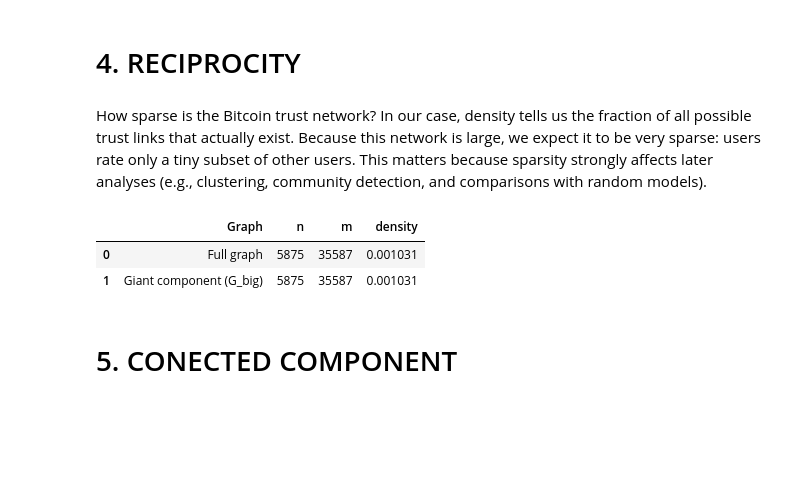
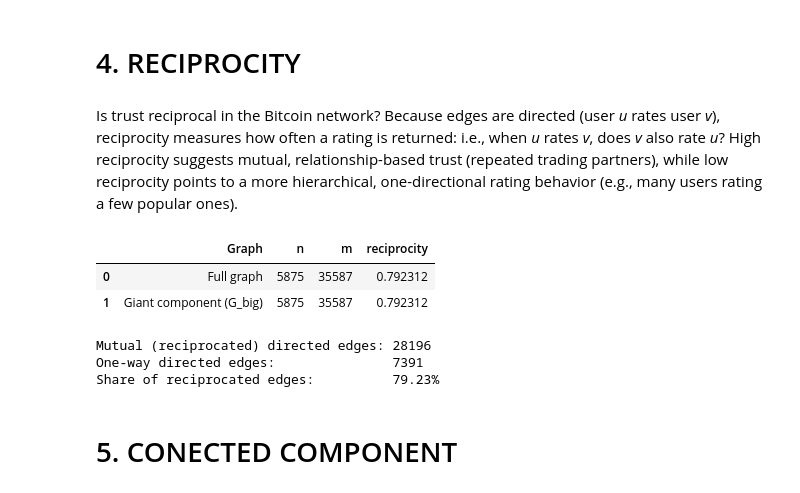
Before and after one commit to FraSeb6/BITCOIN-TRUST_network_science, a Jupyter notebook: main.ipynb, the cells around one changed output. Drawn from its saved outputs; the diff is of its cells as text; code cells hidden in the pictures; blank space fills up the shorter version.

Commit message:
nuove analisi sul reciprocity

```diff
--- a/main.ipynb
+++ b/main.ipynb
@@ -148,9 +148,9 @@ NUM_SNAPSHOTS = 500
 # Create time bin boundaries
 time_bins = np.linspace(min_ts, max_ts, NUM_SNAPSHOTS + 1)
 
-snapshots = []
+# PER-BIN snapshots: each snapshot contains ONLY the edges created in that time bin
+snapshots_per_bin = []
 
-# Build temporal subgraphs
 for i in range(len(time_bins) - 1):
     start_ts = time_bins[i]
     end_ts = time_bins[i + 1]
@@ -163,7 +163,7 @@ for i in range(len(time_bins) - 1):
     H = nx.DiGraph()
     H.add_edges_from(edges_in_snapshot)
 
-    snapshots.append(H)
+    snapshots_per_bin.append(H)
 
-print("Number of snapshots created:", len(snapshots))
+print("Number of per-bin snapshots created:", len(snapshots_per_bin))
 # %% [output]
@@ -514,27 +530,37 @@ plt.show()
 # %% [markdown]
 # 4. RECIPROCITY
 # %% [markdown]
-How sparse is the Bitcoin trust network?
-In our case, density tells us the fraction of all possible trust links that actually exist. Because this network is large, we expect it to be very sparse: users rate only a tiny subset of other users. This matters because sparsity strongly affects later analyses (e.g., clustering, community detection, and comparisons with random models).
+Is trust reciprocal in the Bitcoin network?
+Because edges are directed (user *u* rates user *v*), reciprocity measures how often a rating is returned: i.e., when *u* rates *v*, does *v* also rate *u*? High reciprocity suggests mutual, relationship-based trust (repeated trading partners), while low reciprocity points to a more hierarchical, one-directional rating behavior (e.g., many users rating a few popular ones).
 # %%
-import pandas as pd
-import networkx as nx
+# Reciprocity: do trust ratings tend to be returned?
+# Reciprocity = fraction of directed edges (u->v) for which the reverse edge (v->u) also exists.
 
+# 4.1 Overall reciprocity (full graph and giant component)
 rows = []
 for name, H in [("Full graph", G), ("Giant component (G_big)", G_big)]:
     rows.append({
         "Graph": name,
         "n": H.number_of_nodes(),
         "m": H.number_of_edges(),
-        "density": nx.density(H)
+        "reciprocity": nx.reciprocity(H),
     })
+recip_df = pd.DataFrame(rows)
+display(recip_df)
 
-df_density = pd.DataFrame(rows)
-display(df_density)
+# 4.2 Count mutual vs one-way directed edges (on G_big)
+mutual = sum(1 for u, v in G_big.edges() if G_big.has_edge(v, u))
+one_way = G_big.number_of_edges() - mutual
+print(f"Mutual (reciprocated) directed edges: {mutual}")
+print(f"One-way directed edges:               {one_way}")
+print(f"Share of reciprocated edges:          {mutual / G_big.number_of_edges():.2%}")
 # %% [output]
-|  | Graph | n | m | density |
-| 0 | Full graph | 5875 | 35587 | 0.001031 |
-| 1 | Giant component (G_big) | 5875 | 35587 | 0.001031 |
+|  | Graph | n | m | reciprocity |
+| 0 | Full graph | 5875 | 35587 | 0.792312 |
+| 1 | Giant component (G_big) | 5875 | 35587 | 0.792312 |
+Mutual (reciprocated) directed edges: 28196
+One-way directed edges:               7391
+Share of reciprocated edges:          79.23%
 # %% [markdown]
 # 5. CONECTED COMPONENT
 # %% [markdown]
```
Also changed, not shown: parts of 16 cells of this notebook, 1 other file.
